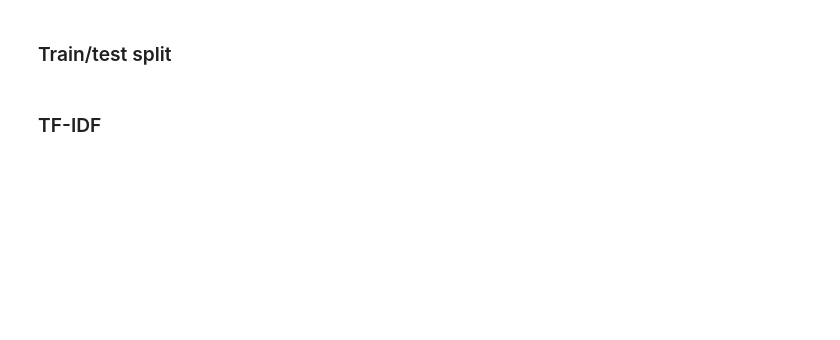
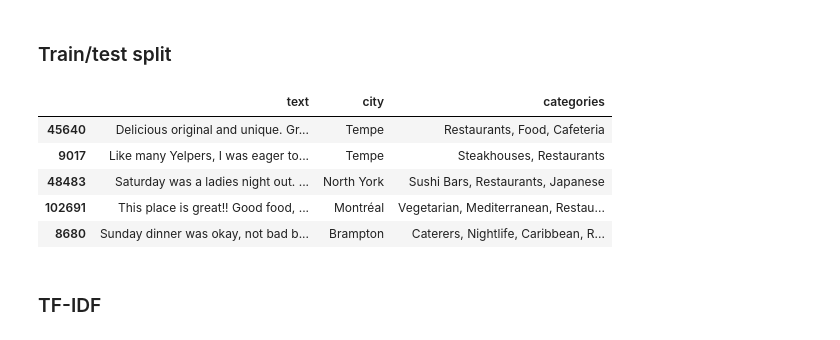
Before and after one commit to liangvi/Visualization_Demo_D3, a Jupyter notebook: Reviews.ipynb, the cells around one changed output. Drawn from its saved outputs; the diff is of its cells as text; code cells hidden in the pictures; blank space fills up the shorter version.

```diff
--- a/Reviews.ipynb
+++ b/Reviews.ipynb
@@ -188,6 +188,14 @@ def tokenize(string):
 # %%
 temp = joined[['text', 'city', 'categories']]
 X_train, X_test, y_train, y_test = train_test_split(temp, joined['stars_r'], test_size=0.2, random_state=42)
+X_train.head()
+# %% [output]
+|  | text | city | categories |
+| 45640 | Delicious original and unique. Gr... | Tempe | Restaurants, Food, Cafeteria |
+| 9017 | Like many Yelpers, I was eager to... | Tempe | Steakhouses, Restaurants |
+| 48483 | Saturday was a ladies night out. ... | North York | Sushi Bars, Restaurants, Japanese |
+| 102691 | This place is great!! Good food, ... | Montréal | Vegetarian, Mediterranean, Restau... |
+| 8680 | Sunday dinner was okay, not bad b... | Brampton | Caterers, Nightlife, Caribbean, R... |
 # %% [markdown]
 ### TF-IDF
 # %%
```
Also changed, not shown: parts of 43 cells of this notebook, 2 other files.
